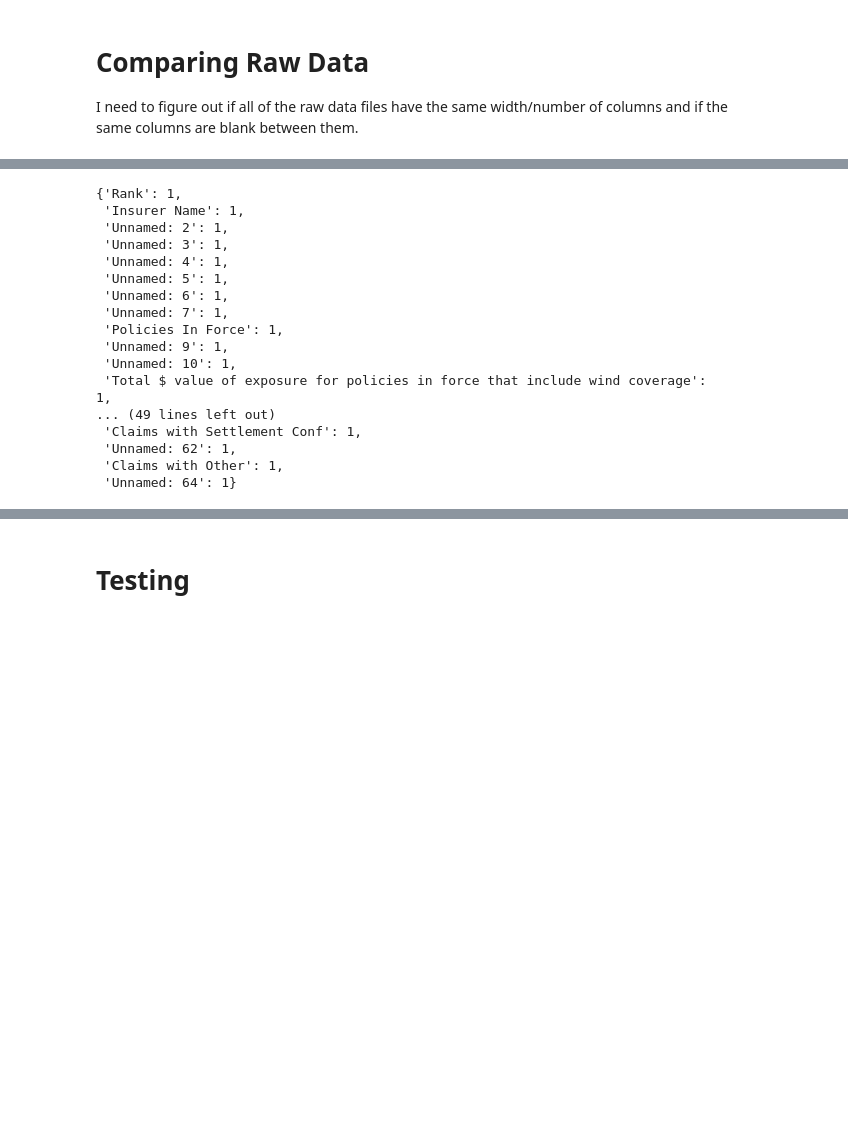
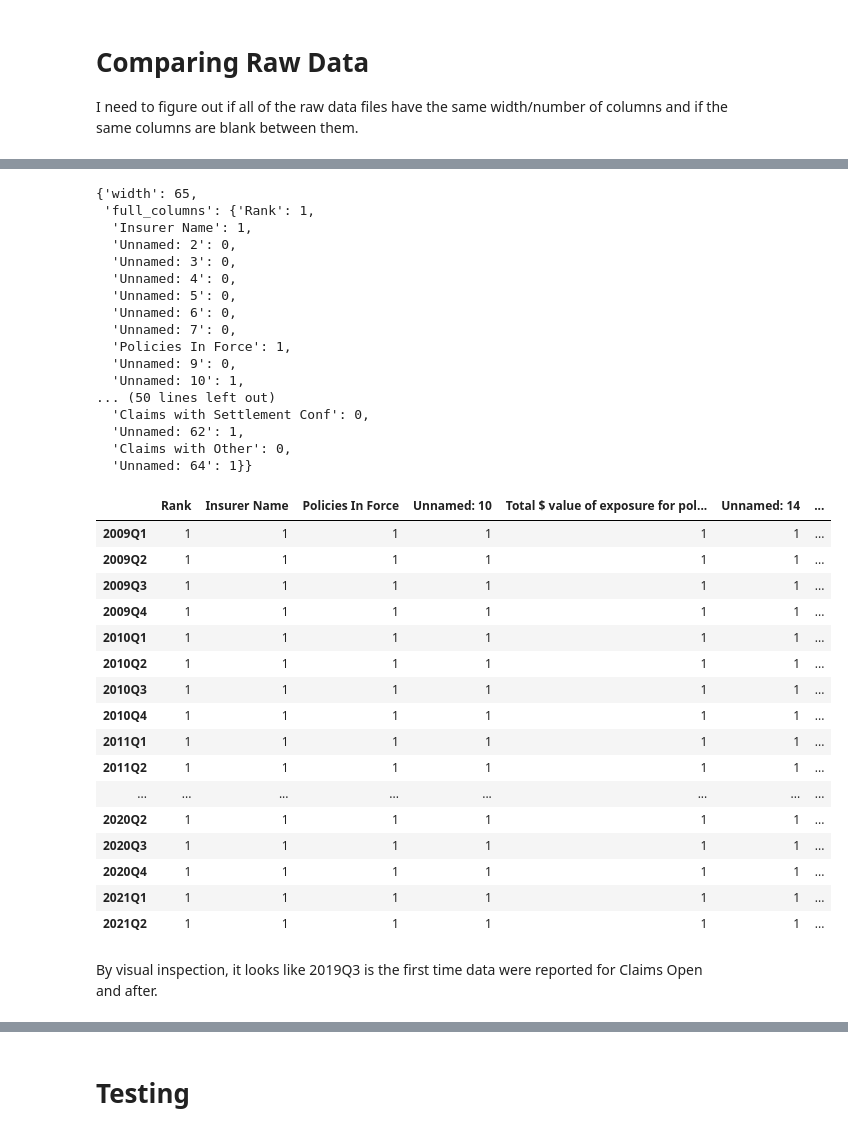
Before and after one commit to AlbertWKing/FL_Ins, a Jupyter notebook: data_import.ipynb, the cells around one changed output, grey strips where cells are left out. Drawn from its saved outputs; the diff is of its cells as text; code cells hidden in the pictures; blank space fills up the shorter version.

```diff
--- a/data_import.ipynb
+++ b/data_import.ipynb
@@ -217,11 +217,11 @@ for file_name in file_names:
     column_names = list(raw_data.columns)
     full_columns = {}
     for column in raw_data.columns:
-        if raw_data.loc[:,x].isnull().all() == False:
+        if raw_data.loc[:,column].isnull().all() == False:
             full_columns.update({column : 1})
         else:
             full_columns.update({column : 0})
-    raw_data_detail.update({file_name[:5] : {'width' : width, 'column_names' : column_names, 'full_columns' : full_columns}})
+    raw_data_detail.update({file_name[:6] : {'width' : width, 'full_columns' : full_columns}}) #  'column_names' : column_names, unnecessary bc all column names in "full_columns"
 
 individual_width = []
 for file in raw_data_detail.keys():
@@ -240,21 +232,51 @@ raw_data.loc[:,x].isnull().all()
 # %%
-raw_data_detail["2009Q4.xlsx"]['full_columns']
-# raw_data_detail["2009Q4.xlsx"]['full_columns']
+raw_data_detail['2009Q4'] #['full_columns']
 # %% [output]
-{'Rank': 1,
- 'Insurer Name': 1,
- 'Unnamed: 2': 1,
- 'Unnamed: 3': 1,
- 'Unnamed: 4': 1,
- 'Unnamed: 5': 1,
- 'Unnamed: 6': 1,
- 'Unnamed: 7': 1,
- 'Policies In Force': 1,
- 'Unnamed: 9': 1,
- 'Unnamed: 10': 1,
- 'Total $ value of exposure for policies in force that include wind coverage': 1,
-... (49 lines left out)
- 'Claims with Settlement Conf': 1,
- 'Unnamed: 62': 1,
- 'Claims with Other': 1,
- 'Unnamed: 64': 1}
+{'width': 65,
+ 'full_columns': {'Rank': 1,
+  'Insurer Name': 1,
+  'Unnamed: 2': 0,
+  'Unnamed: 3': 0,
+  'Unnamed: 4': 0,
+  'Unnamed: 5': 0,
+  'Unnamed: 6': 0,
+  'Unnamed: 7': 0,
+  'Policies In Force': 1,
+  'Unnamed: 9': 0,
+  'Unnamed: 10': 1,
+... (50 lines left out)
+  'Claims with Settlement Conf': 0,
+  'Unnamed: 62': 1,
+  'Claims with Other': 0,
+  'Unnamed: 64': 1}}
+# %%
+# confirm all columns match either having data or being blank
+check_columns = pd.DataFrame.from_dict({file_name: values["full_columns"] for file_name, values in raw_data_detail.items()}, orient="index")
+
+for column in check_columns.columns:
+    if raw_data.loc[:,column].isnull().all() == True:
+        check_columns.drop(column, axis = 1, inplace = True)
+check_columns.sort_index(inplace=True)
+pd.set_option("display.max_columns", None)
+display(check_columns.head(50))
+pd.reset_option("display.max_columns")
+# %% [output]
+|  | Rank | Insurer Name | Policies In Force | Unnamed: 10 | Total $ value of exposure for pol... | Unnamed: 14 | ... |
+| 2009Q1 | 1 | 1 | 1 | 1 | 1 | 1 | ... |
+| 2009Q2 | 1 | 1 | 1 | 1 | 1 | 1 | ... |
+| 2009Q3 | 1 | 1 | 1 | 1 | 1 | 1 | ... |
+| 2009Q4 | 1 | 1 | 1 | 1 | 1 | 1 | ... |
+| 2010Q1 | 1 | 1 | 1 | 1 | 1 | 1 | ... |
+| 2010Q2 | 1 | 1 | 1 | 1 | 1 | 1 | ... |
+| 2010Q3 | 1 | 1 | 1 | 1 | 1 | 1 | ... |
+| 2010Q4 | 1 | 1 | 1 | 1 | 1 | 1 | ... |
+| 2011Q1 | 1 | 1 | 1 | 1 | 1 | 1 | ... |
+| 2011Q2 | 1 | 1 | 1 | 1 | 1 | 1 | ... |
+| ... | ... | ... | ... | ... | ... | ... | ... |
+| 2020Q2 | 1 | 1 | 1 | 1 | 1 | 1 | ... |
+| 2020Q3 | 1 | 1 | 1 | 1 | 1 | 1 | ... |
+| 2020Q4 | 1 | 1 | 1 | 1 | 1 | 1 | ... |
+| 2021Q1 | 1 | 1 | 1 | 1 | 1 | 1 | ... |
+| 2021Q2 | 1 | 1 | 1 | 1 | 1 | 1 | ... |
+# %% [markdown]
+By visual inspection, it looks like 2019Q3 is the first time data were reported for Claims Open and after.
```
Also changed, not shown: parts of 14 cells of this notebook.
